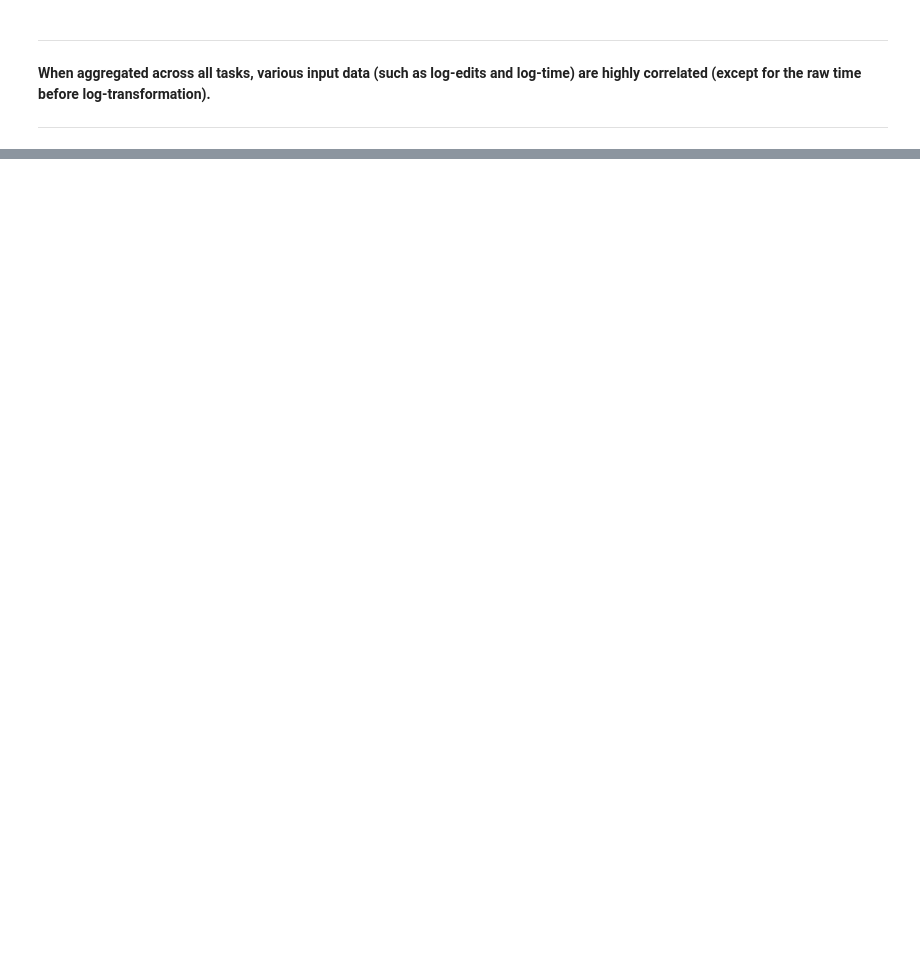
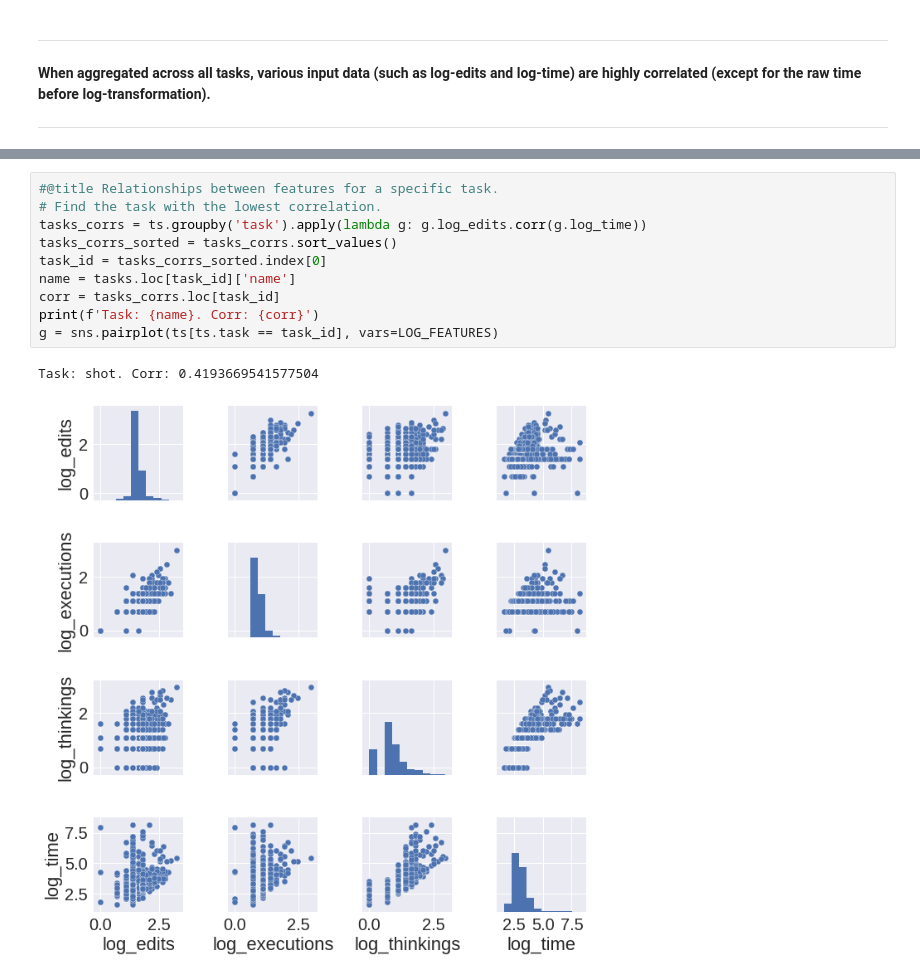
Before and after one commit to adaptive-learning/adaptive-learning-research, a Jupyter notebook: analysis/performance/input_data_correlation.ipynb, the cells around one changed output, grey strips where cells are left out. Drawn from its saved outputs; the diff is of its cells as text; blank space fills up the shorter version.

```diff
--- a/analysis/performance/input_data_correlation.ipynb
+++ b/analysis/performance/input_data_correlation.ipynb
@@ -220,0 +233,13 @@ TODO (use day+time as a super-crude proxy for students?)
+# %%
+#@title Relationships between features for a specific task.
+# Find the task with the lowest correlation.
+tasks_corrs = ts.groupby('task').apply(lambda g: g.log_edits.corr(g.log_time))
+tasks_corrs_sorted = tasks_corrs.sort_values()
+task_id = tasks_corrs_sorted.index[0]
+name = tasks.loc[task_id]['name']
+corr = tasks_corrs.loc[task_id]
+print(f'Task: {name}. Corr: {corr}')
+g = sns.pairplot(ts[ts.task == task_id], vars=LOG_FEATURES)
+# %% [output]
+Task: shot. Corr: 0.4193669541577504
+[figure, added]
```
Also changed, not shown: parts of 28 cells of this notebook.
